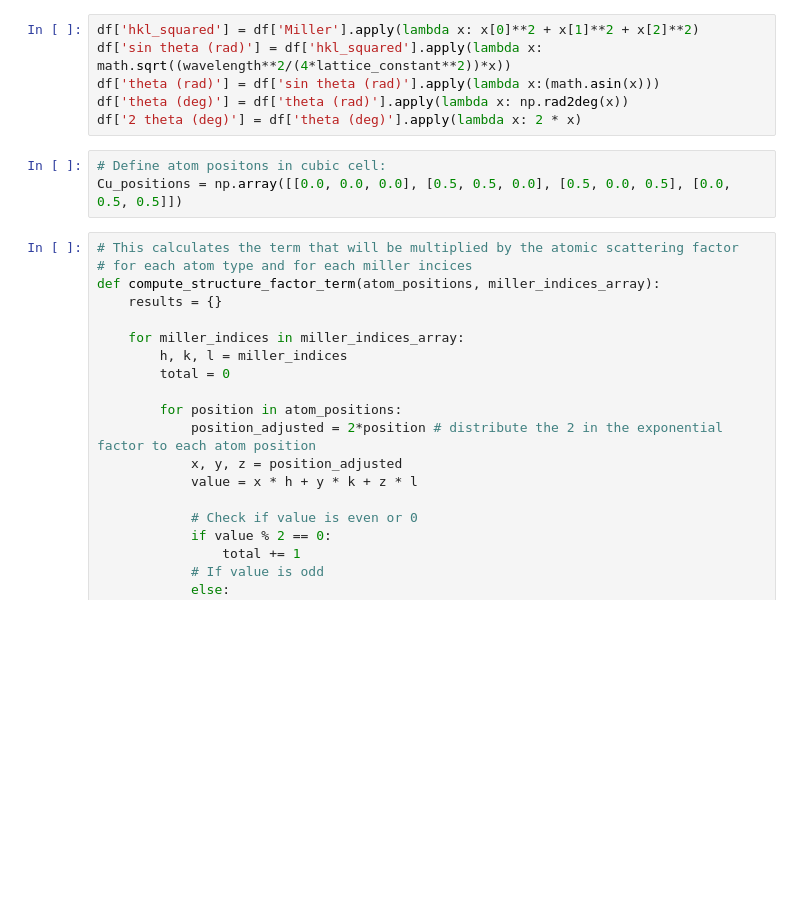
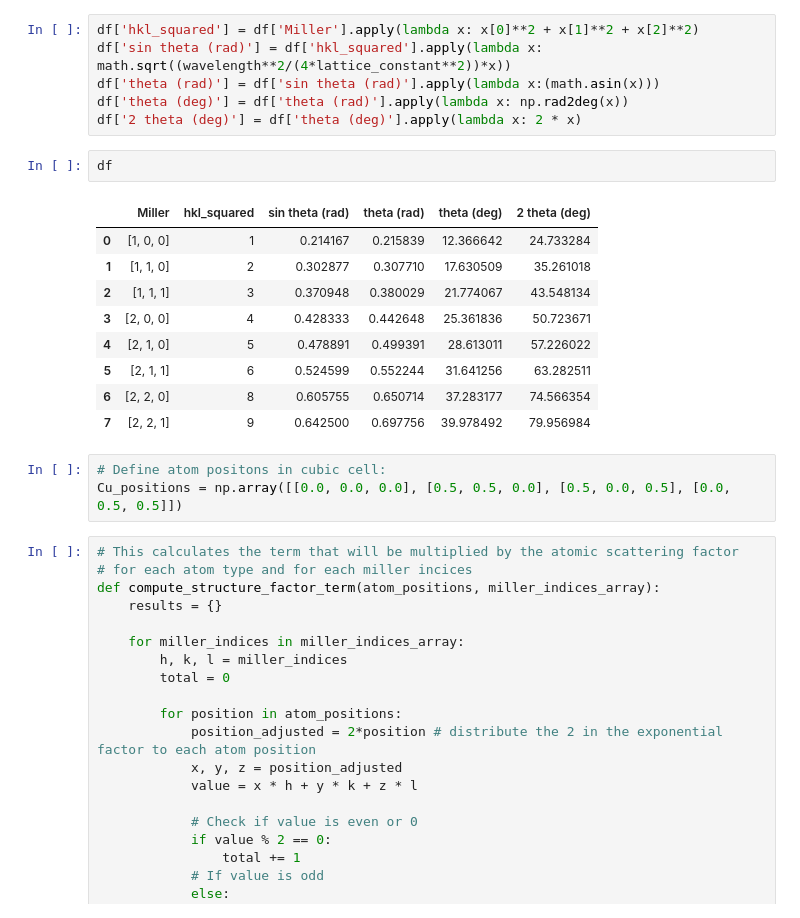
Before and after one commit to Hvossler/XRD, a Jupyter notebook: Cu_XRD.ipynb, the cells around one changed output. Saved outputs shown, nothing was run; the diff lists cells and outputs as text; blank space fills up the shorter version.

```diff
--- a/Cu_XRD.ipynb
+++ b/Cu_XRD.ipynb
@@ -24,6 +23,18 @@ df['sin theta (rad)'] = df['hkl_squared'].apply(lambda x: math.sqrt((wavelength*
 df['theta (rad)'] = df['sin theta (rad)'].apply(lambda x:(math.asin(x)))
 df['theta (deg)'] = df['theta (rad)'].apply(lambda x: np.rad2deg(x))
 df['2 theta (deg)'] = df['theta (deg)'].apply(lambda x: 2 * x)
+# %%
+df
+# %% [output]
+|  | Miller | hkl_squared | sin theta (rad) | theta (rad) | theta (deg) | 2 theta (deg) |
+| 0 | [1, 0, 0] | 1 | 0.214167 | 0.215839 | 12.366642 | 24.733284 |
+| 1 | [1, 1, 0] | 2 | 0.302877 | 0.307710 | 17.630509 | 35.261018 |
+| 2 | [1, 1, 1] | 3 | 0.370948 | 0.380029 | 21.774067 | 43.548134 |
+| 3 | [2, 0, 0] | 4 | 0.428333 | 0.442648 | 25.361836 | 50.723671 |
+| 4 | [2, 1, 0] | 5 | 0.478891 | 0.499391 | 28.613011 | 57.226022 |
+| 5 | [2, 1, 1] | 6 | 0.524599 | 0.552244 | 31.641256 | 63.282511 |
+| 6 | [2, 2, 0] | 8 | 0.605755 | 0.650714 | 37.283177 | 74.566354 |
+| 7 | [2, 2, 1] | 9 | 0.642500 | 0.697756 | 39.978492 | 79.956984 |
 # %%
 # Define atom positons in cubic cell:
 Cu_positions = np.array([[0.0, 0.0, 0.0], [0.5, 0.5, 0.0], [0.5, 0.0, 0.5], [0.0, 0.5, 0.5]])
```
Also changed, not shown: parts of 9 cells of this notebook, 6 other files.
